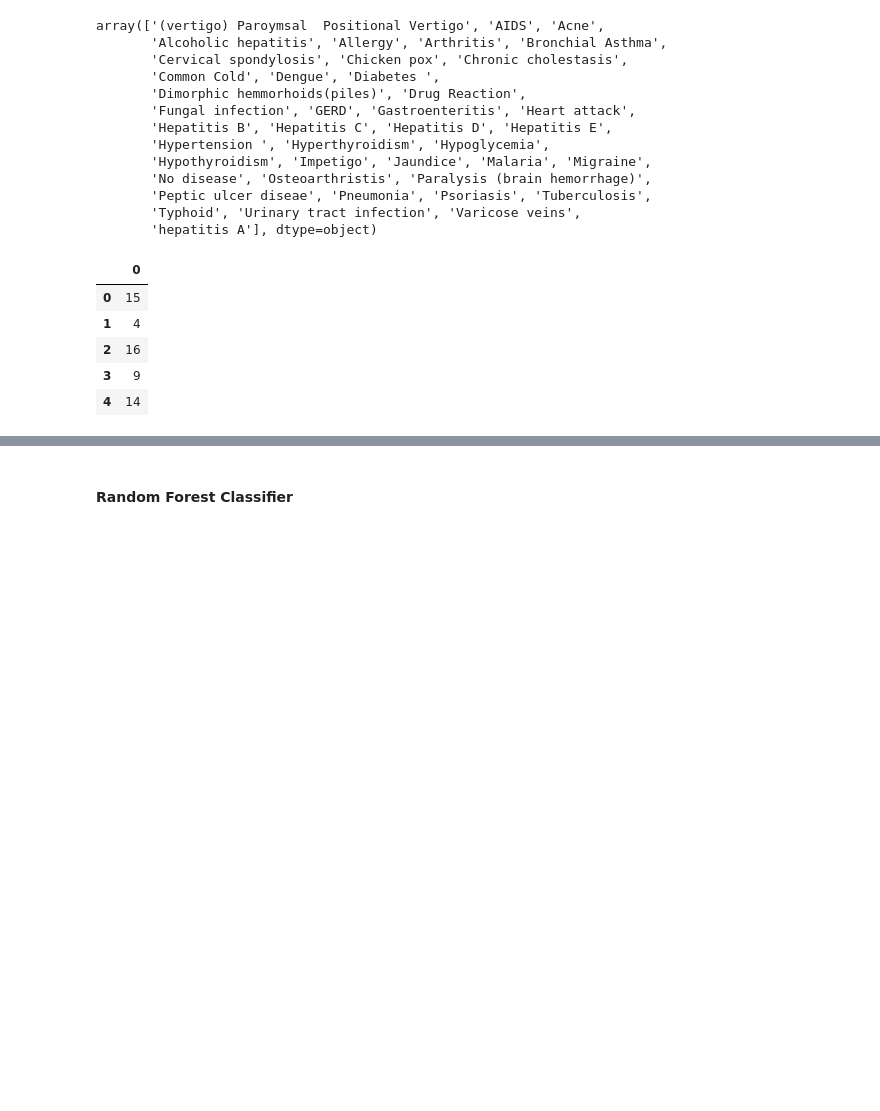
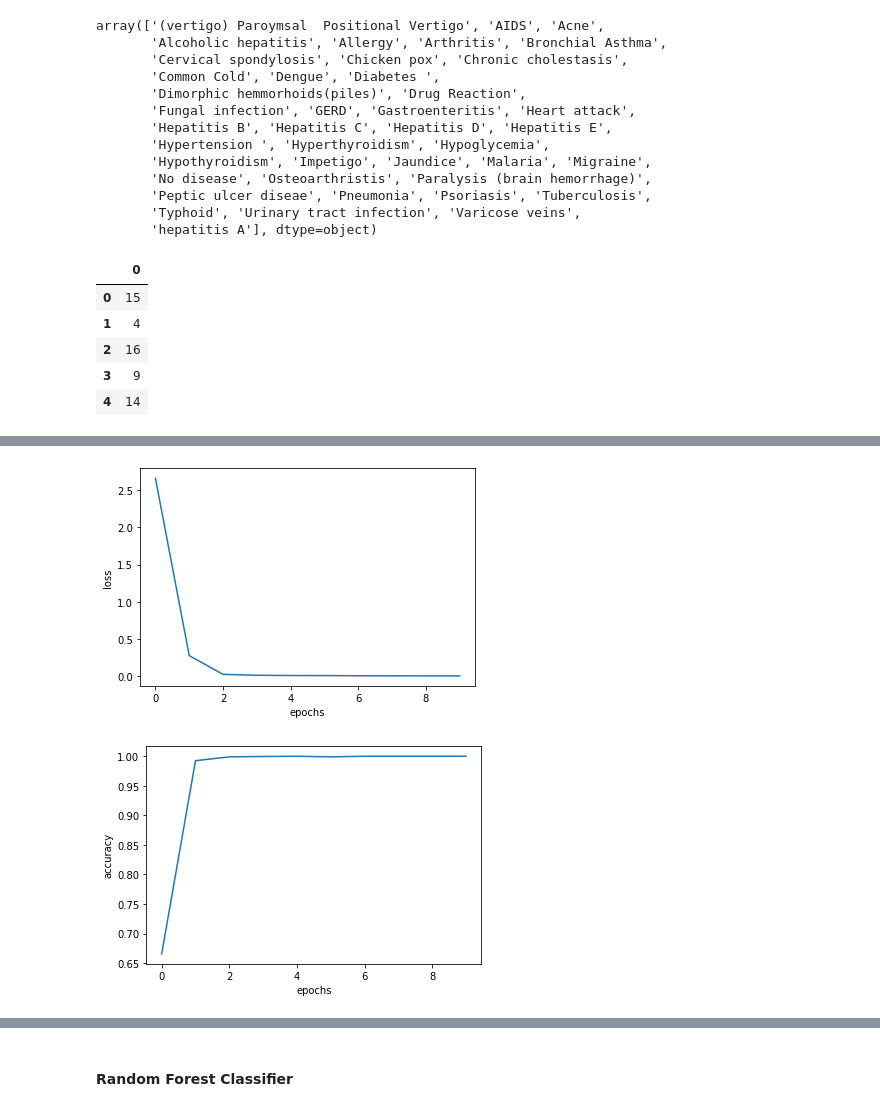
Before and after one commit to TheBlueZayn/Disease-Symptom-Prediction, a Jupyter notebook: sympt.ipynb, the cells around one changed output, grey strips where cells are left out. Saved outputs shown, nothing was run; the diff lists cells and outputs as text; code cells hidden in the pictures; blank space fills up the shorter version.

```diff
--- a/sympt.ipynb
+++ b/sympt.ipynb
@@ -318,14 +320,17 @@ array([8.6895725e-06, 1.2352216e-06, 7.9257836e-09, 2.6227712e-08,
 # %%
-# import matplotlib.pyplot as plt
-# plt.plot(history.history['loss'], label='train')
-# plt.xlabel('epochs')
-# plt.ylabel('loss')
-# plt.show()
+import matplotlib.pyplot as plt
+plt.plot(history.history['loss'], label='train')
+plt.xlabel('epochs')
+plt.ylabel('loss')
+plt.show()
 
-# plt.plot(history.history['accuracy'])
-# plt.xlabel('epochs')
-# plt.ylabel('accuracy')
-# plt.show()
+plt.plot(history.history['accuracy'])
+plt.xlabel('epochs')
+plt.ylabel('accuracy')
+plt.show()
+# %% [output]
+[figure, added]
+[figure, added]
 # %%
 pred=np.argmax(prediction, axis=1)
 original=y_test[0]
```
Also changed, not shown: parts of 15 cells of this notebook.
